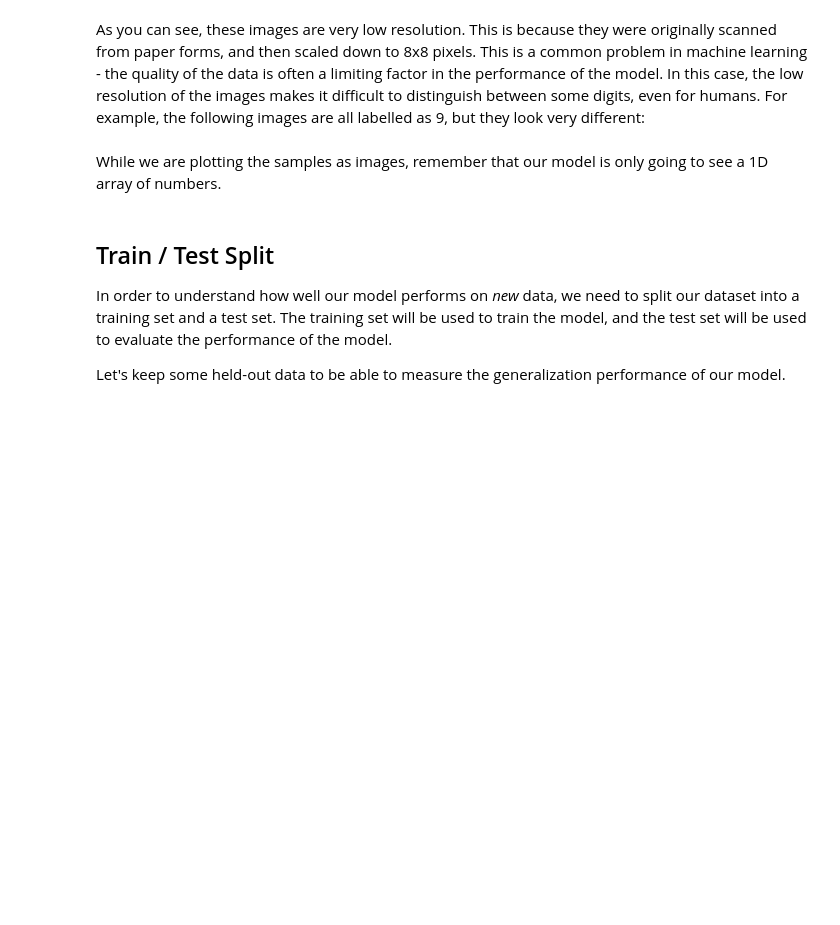
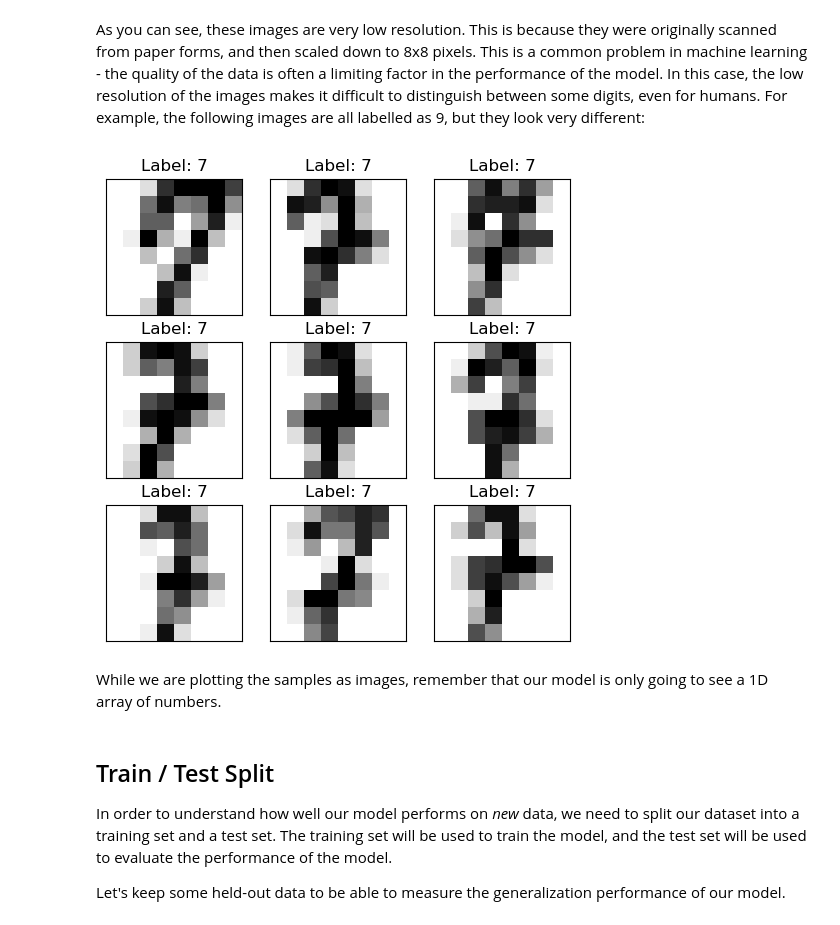
Before and after one commit to UofT-DSI/deep_learning, a Jupyter notebook: 01_materials/labs/lab_1.ipynb, the cells around one changed output. Drawn from its saved outputs; the diff is of its cells as text; code cells hidden in the pictures; blank space fills up the shorter version.

```diff
--- a/01_materials/labs/lab_1.ipynb
+++ b/01_materials/labs/lab_1.ipynb
@@ -65,20 +79,22 @@ plt.show()
 As you can see, these images are very low resolution. This is because they were originally scanned from paper forms, and then scaled down to 8x8 pixels. This is a common problem in machine learning - the quality of the data is often a limiting factor in the performance of the model. In this case, the low resolution of the images makes it difficult to distinguish between some digits, even for humans. For example, the following images are all labelled as 9, but they look very different:
 # %%
 # Selecting 9 random indices of images labelled as 9
-random_indices = np.random.choice(np.where(digits.target == 9)[0], 9, replace=False)
+random_indices = np.random.choice(np.where(digits.target == 7)[0], 9, replace=False)
 
 # Creating a 3x3 grid plot
 fig, axes = plt.subplots(3, 3, figsize=(6, 6))
 
 for i, ax in enumerate(axes.flat):
     ax.imshow(digits.images[random_indices[i]], cmap=plt.cm.gray_r, interpolation='nearest')
     ax.set_title(f"Label: {digits.target[random_indices[i]]}")
 
     # Removing axis labels
     ax.set_xticks([])
     ax.set_yticks([])
 
 plt.show()
+# %% [output]
+[figure, added]
 # %% [markdown]
 While we are plotting the samples as images, remember that our model is only going to see a 1D array of numbers.
 # %% [markdown]
```
Also changed, not shown: parts of 32 cells of this notebook.
